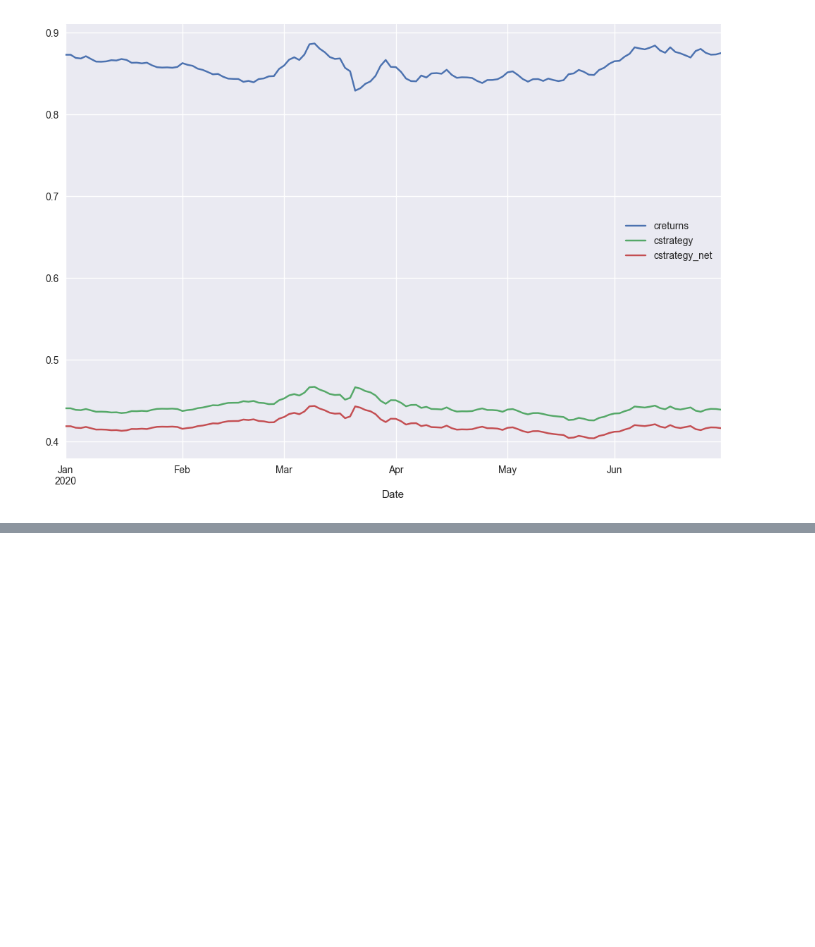
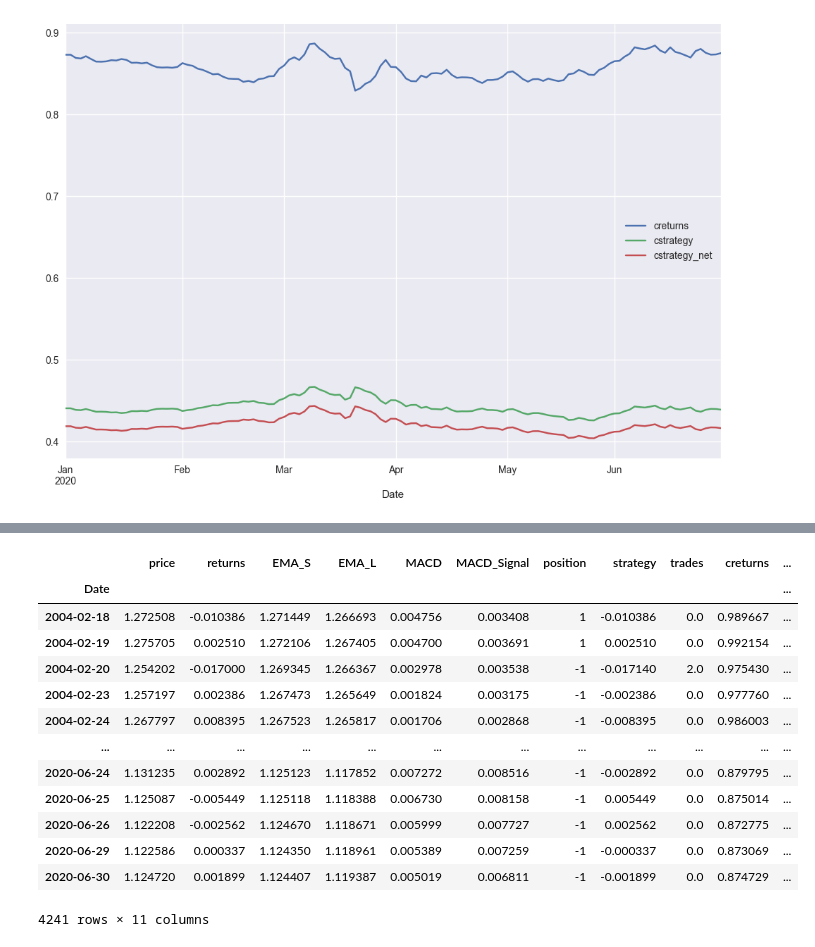
Before and after one commit to AvirukthGT/AlgoTrading, a Jupyter notebook: MACD/MACD.ipynb, the cells around one changed output, grey strips where cells are left out. Saved outputs shown, nothing was run; the diff lists cells and outputs as text; code cells hidden in the pictures; blank space fills up the shorter version.

```diff
--- a/MACD/MACD.ipynb
+++ b/MACD/MACD.ipynb
@@ -123,0 +145,17 @@ plt.show()
+# %%
+tester.results
+# %% [output]
+|  | price | returns | EMA_S | EMA_L | MACD | MACD_Signal | position | strategy | trades | creturns | ... |
+| Date |  |  |  |  |  |  |  |  |  |  | ... |
+| 2004-02-18 | 1.272508 | -0.010386 | 1.271449 | 1.266693 | 0.004756 | 0.003408 | 1 | -0.010386 | 0.0 | 0.989667 | ... |
+| 2004-02-19 | 1.275705 | 0.002510 | 1.272106 | 1.267405 | 0.004700 | 0.003691 | 1 | 0.002510 | 0.0 | 0.992154 | ... |
+| 2004-02-20 | 1.254202 | -0.017000 | 1.269345 | 1.266367 | 0.002978 | 0.003538 | -1 | -0.017140 | 2.0 | 0.975430 | ... |
+| 2004-02-23 | 1.257197 | 0.002386 | 1.267473 | 1.265649 | 0.001824 | 0.003175 | -1 | -0.002386 | 0.0 | 0.977760 | ... |
+| 2004-02-24 | 1.267797 | 0.008395 | 1.267523 | 1.265817 | 0.001706 | 0.002868 | -1 | -0.008395 | 0.0 | 0.986003 | ... |
+| ... | ... | ... | ... | ... | ... | ... | ... | ... | ... | ... | ... |
+| 2020-06-24 | 1.131235 | 0.002892 | 1.125123 | 1.117852 | 0.007272 | 0.008516 | -1 | -0.002892 | 0.0 | 0.879795 | ... |
+| 2020-06-25 | 1.125087 | -0.005449 | 1.125118 | 1.118388 | 0.006730 | 0.008158 | -1 | 0.005449 | 0.0 | 0.875014 | ... |
+| 2020-06-26 | 1.122208 | -0.002562 | 1.124670 | 1.118671 | 0.005999 | 0.007727 | -1 | 0.002562 | 0.0 | 0.872775 | ... |
+| 2020-06-29 | 1.122586 | 0.000337 | 1.124350 | 1.118961 | 0.005389 | 0.007259 | -1 | -0.000337 | 0.0 | 0.873069 | ... |
+| 2020-06-30 | 1.124720 | 0.001899 | 1.124407 | 1.119387 | 0.005019 | 0.006811 | -1 | -0.001899 | 0.0 | 0.874729 | ... |
+4241 rows × 11 columns
```
Also changed, not shown: parts of 9 cells of this notebook, 1 other file.
